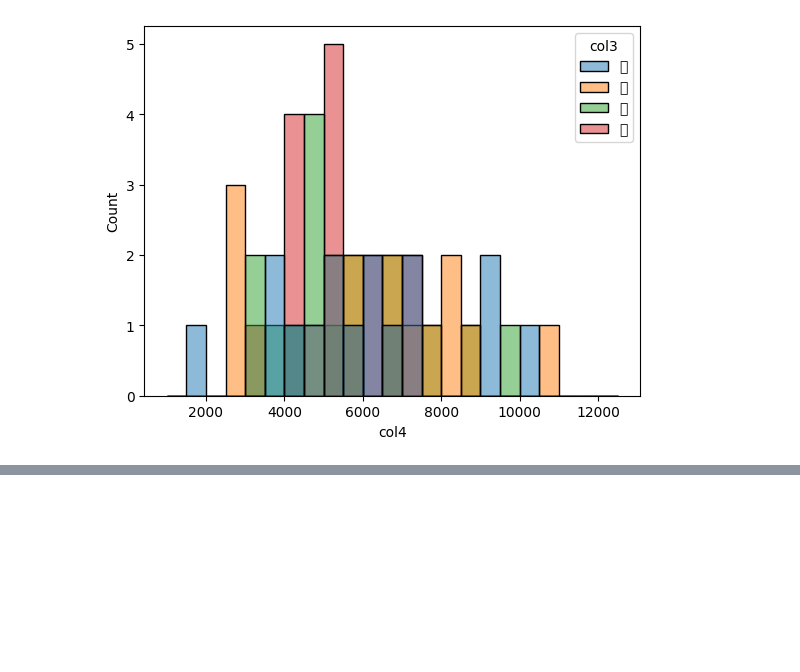
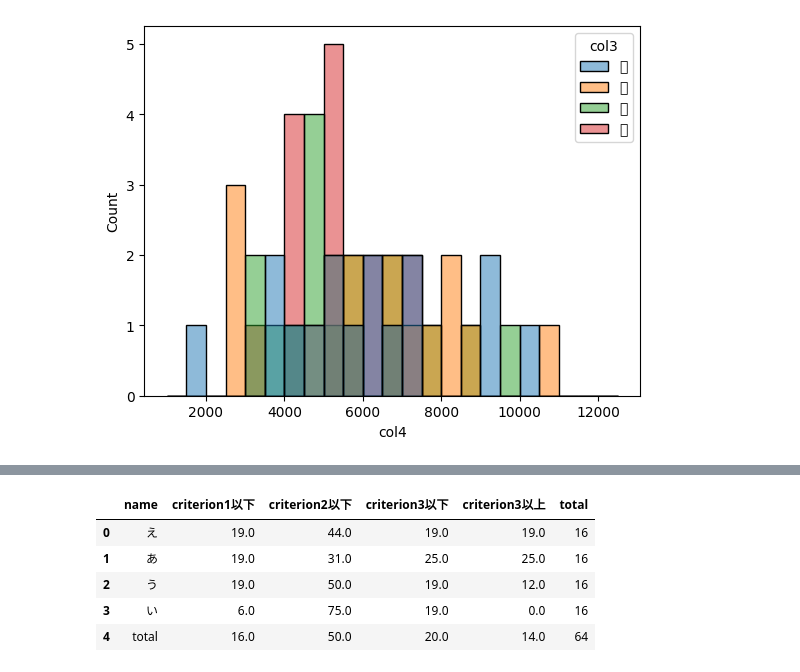
Before and after one commit to wakamatsuikuma/Learning, a Jupyter notebook: no_category/simulate_aggregation_2.ipynb, the cells around one changed output, grey strips where cells are left out. Cells and saved outputs as stored; diff of their text form; code cells hidden in the pictures; blank space fills up the shorter version.

```diff
--- a/no_category/simulate_aggregation_2.ipynb
+++ b/no_category/simulate_aggregation_2.ipynb
@@ -150,0 +160,15 @@ df_sum_cnt
+# %%
+ratio_df = cnt_df.copy()
+ratio_df["criterion1以下"] = round(ratio_df["criterion1以下"] / ratio_df["total"] * 100)
+ratio_df["criterion2以下"] = round(ratio_df["criterion2以下"] / ratio_df["total"] * 100)
+ratio_df["criterion3以下"] = round(ratio_df["criterion3以下"] / ratio_df["total"] * 100)
+ratio_df["criterion3以上"] = round(ratio_df["criterion3以上"] / ratio_df["total"] * 100)
+
+ratio_df
+# %% [output]
+|  | name | criterion1以下 | criterion2以下 | criterion3以下 | criterion3以上 | total |
+| 0 | え | 19.0 | 44.0 | 19.0 | 19.0 | 16 |
+| 1 | あ | 19.0 | 31.0 | 25.0 | 25.0 | 16 |
+| 2 | う | 19.0 | 50.0 | 19.0 | 12.0 | 16 |
+| 3 | い | 6.0 | 75.0 | 19.0 | 0.0 | 16 |
+| 4 | total | 16.0 | 50.0 | 20.0 | 14.0 | 64 |
```
Also changed, not shown: parts of 1 cell of this notebook.
